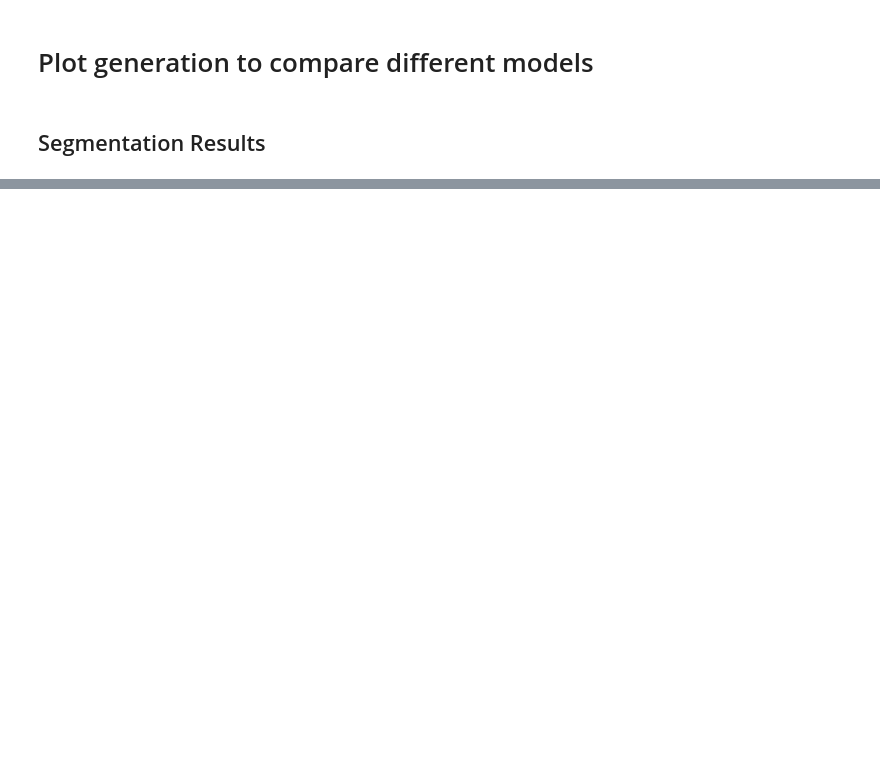
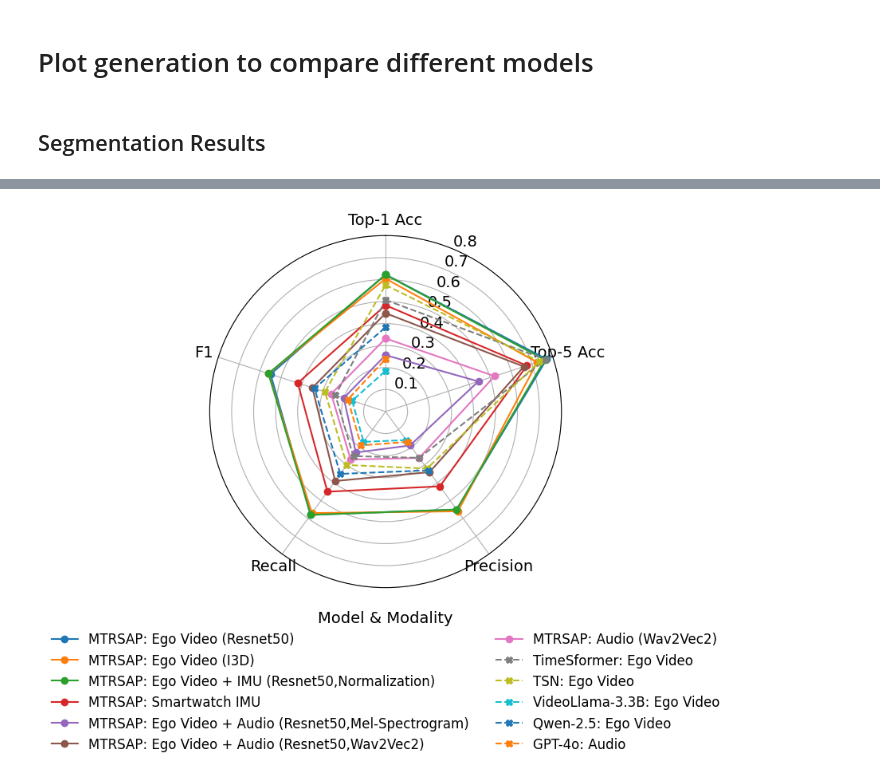
Before and after one commit to UVA-DSA/EgoEMS, a Jupyter notebook: Benchmarks/ActionRecognition/Results/final_plots.ipynb, the cells around one changed output, grey strips where cells are left out. Saved outputs shown, nothing was run; the diff lists cells and outputs as text; code cells hidden in the pictures; blank space fills up the shorter version.

```diff
--- a/Benchmarks/ActionRecognition/Results/final_plots.ipynb
+++ b/Benchmarks/ActionRecognition/Results/final_plots.ipynb
@@ -60,0 +347,84 @@ g.savefig('./plots/segmentation_results.png', bbox_inches='tight')
+# %%
+import numpy as np
+
+df = pd.read_csv("./final_results_classification.csv")
+
+# Normalize accuracy if it's in percentage
+if df["accuracy"].max() > 1.0:
+    df["accuracy"] /= 100.0
+
+if df["top_5_accuracy"].max() > 1.0:
+    df["top_5_accuracy"] /= 100.0
+
+# Metrics and labels
+metrics = [ "accuracy", "top_5_accuracy","average_precision", "average_recall", "average_f1",]
+metric_labels = [ "Top-1 Acc",  "Top-5 Acc", "Precision", "Recall", "F1",]
+
+# Combined label for legend
+df["label"] = df["model"] + ": " + df["modality"]
+
+# Radar plot angles
+num_vars = len(metrics)
+angles = np.linspace(0, 2 * np.pi, num_vars, endpoint=False).tolist()
+angles += angles[:1]  # Close the loop
+
+
+sns.reset_orig()
+# Plot setup
+plt.figure(figsize=(8, 8))
+ax = plt.subplot(111, polar=True)
+
+
+# Plot each model line
+for i, row in df.iterrows():
+    values = [row[m] for m in metrics]
+    values += values[:1]  # close the loop
+
+    model = row["model"]
+    modality = row["modality"]
+
+    # Style logic
+    ls = '-' if model == 'MTRSAP' else '--'
+    marker = 'o' if model == 'MTRSAP' else 'X'
+    color = None
+    if "Exo Video" in modality:
+        ls = '-.'
+        marker = 'D'
+        color = 'gray'
+
+    ax.plot(
+        angles,
+        values,
+        label=row["label"],
+        linestyle=ls,
+        marker=marker,
+        color=color
+    )
+
+# Axis formatting
+ax.set_theta_offset(np.pi / 2)
+ax.set_theta_direction(-1)
+ax.set_thetagrids(np.degrees(angles[:-1]), metric_labels, fontsize=12)
+ax.set_ylim(0, 0.8)
+ax.tick_params(labelsize=14)
+
+# Legend below
+ax.legend(
+    loc='lower center',
+    bbox_to_anchor=(0.5, -0.5),
+    ncol=2,
+    frameon=False,
+    fontsize=12,
+    title="Model & Modality",
+    title_fontsize=14
+)
+
+plt.tight_layout(rect=[0, 0, 1.5, 1])  # Leave space at bottom for legend
+
+plt.savefig(f'./plots/classification_results_radar.png', dpi=300, bbox_inches='tight')
+
+plt.show()
+
+# save the plot
+# %% [output]
+[figure, added]
```
Also changed, not shown: parts of 7 cells of this notebook, 27 other files.
